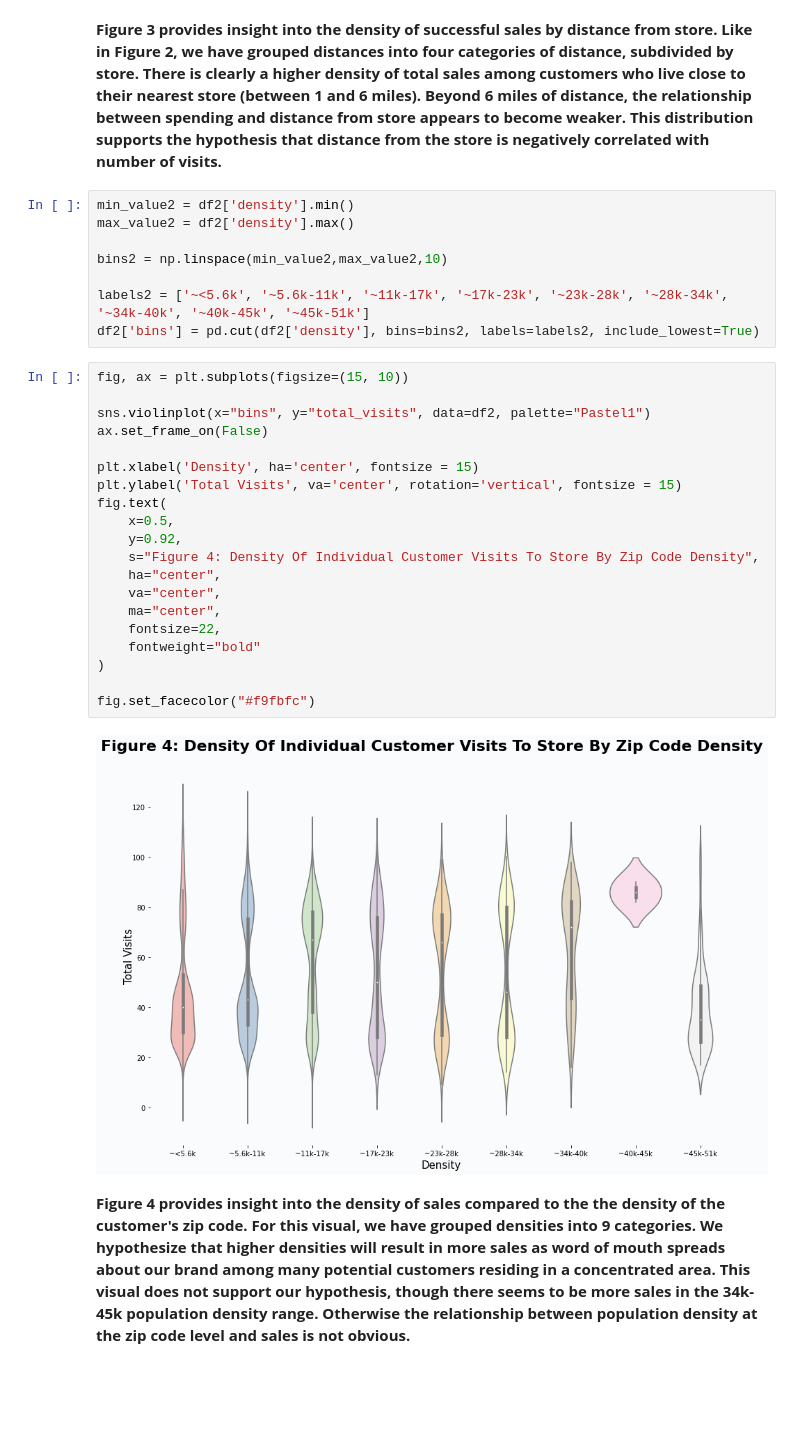
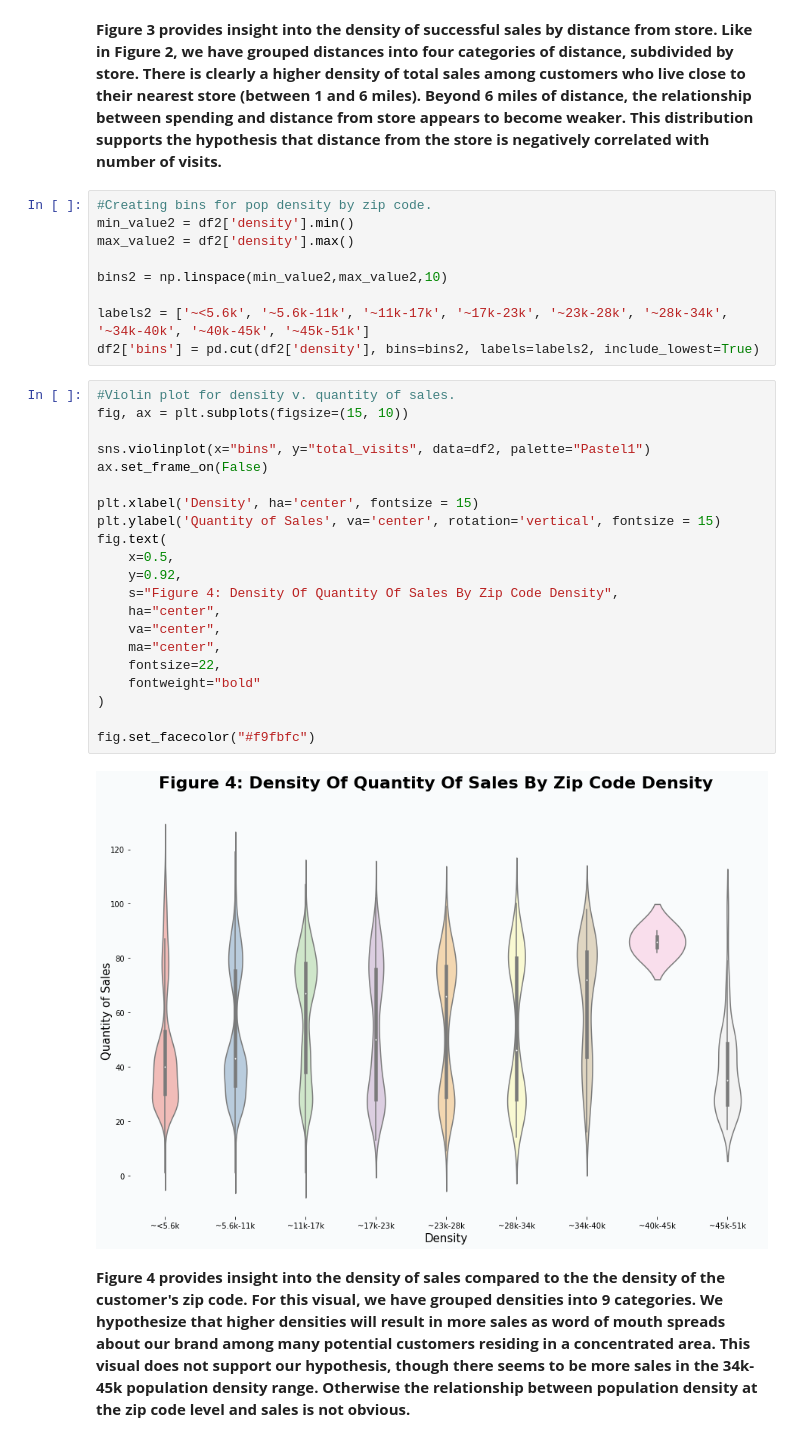
Before and after one commit to morinlandon12/ucb_mids_w205_project_1, a Jupyter notebook: project_1_5.ipynb, the cells around one changed output. Cells and saved outputs as stored; diff of their text form; blank space fills up the shorter version.

```diff
--- a/project_1_5.ipynb
+++ b/project_1_5.ipynb
@@ -334,6 +337,7 @@ plt.show()
 # %% [markdown]
 **Figure 3 provides insight into the density of successful sales by distance from store. Like in Figure 2, we have grouped distances into four categories of distance, subdivided by store. There is clearly a higher density of total sales among customers who live close to their nearest store (between 1 and 6 miles). Beyond 6 miles of distance, the relationship between spending and distance from store appears to become weaker. This distribution supports the hypothesis that distance from the store is negatively correlated with number of visits.**
 # %%
+#Creating bins for pop density by zip code.
 min_value2 = df2['density'].min()
 max_value2 = df2['density'].max()
 
@@ -342,27 +346,28 @@ bins2 = np.linspace(min_value2,max_value2,10)
 labels2 = ['~<5.6k', '~5.6k-11k', '~11k-17k', '~17k-23k', '~23k-28k', '~28k-34k', '~34k-40k', '~40k-45k', '~45k-51k']
 df2['bins'] = pd.cut(df2['density'], bins=bins2, labels=labels2, include_lowest=True)
 # %%
+#Violin plot for density v. quantity of sales.
 fig, ax = plt.subplots(figsize=(15, 10))
 
 sns.violinplot(x="bins", y="total_visits", data=df2, palette="Pastel1")
 ax.set_frame_on(False)
 
 plt.xlabel('Density', ha='center', fontsize = 15)
-plt.ylabel('Total Visits', va='center', rotation='vertical', fontsize = 15)
+plt.ylabel('Quantity of Sales', va='center', rotation='vertical', fontsize = 15)
 fig.text(
     x=0.5,
     y=0.92,
-    s="Figure 4: Density Of Individual Customer Visits To Store By Zip Code Density",
+    s="Figure 4: Density Of Quantity Of Sales By Zip Code Density",
     ha="center",
     va="center",
     ma="center",
     fontsize=22,
     fontweight="bold"
 )
 
 fig.set_facecolor("#f9fbfc")
 # %% [output]
-[figure, old version]
+[figure, new version]
 # %% [markdown]
 **Figure 4 provides insight into the density of sales compared to the the density of the customer's zip code. For this visual, we have grouped densities into 9 categories. We hypothesize that higher densities will result in more sales as word of mouth spreads about our brand among many potential customers residing in a concentrated area. This visual does not support our hypothesis, though there seems to be more sales in the 34k-45k population density range. Otherwise the relationship between population density at the zip code level and sales is not obvious.**
 # %%
```
Also changed, not shown: parts of 11 cells of this notebook, 7 other files.
